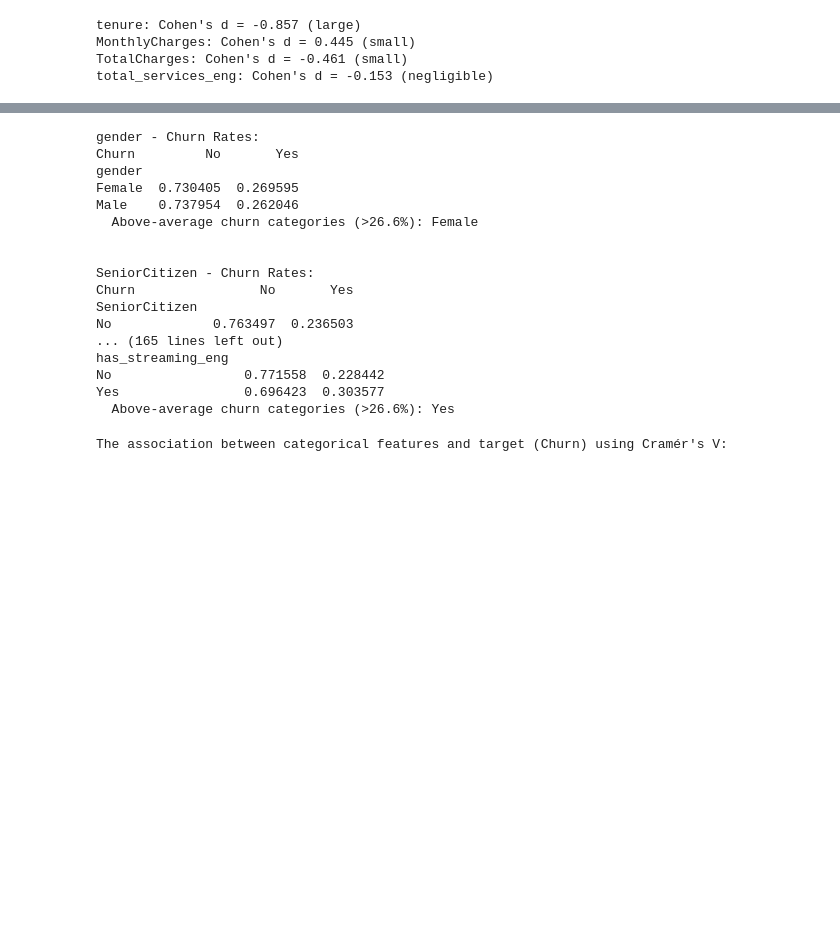
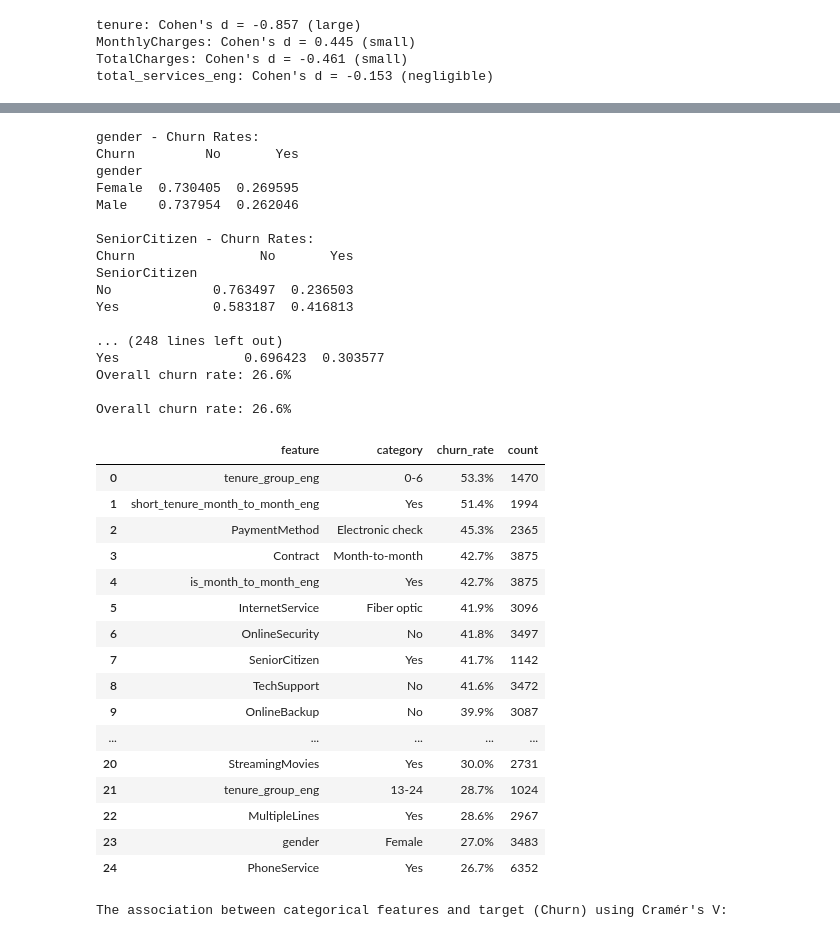
Before and after one commit to amschiltz/springboard_projects, a Jupyter notebook: Capstone_2/notebooks/02_telco_churn_eda_ams.ipynb, the cells around one changed output, grey strips where cells are left out. Saved outputs shown, nothing was run; the diff lists cells and outputs as text; code cells hidden in the pictures; blank space fills up the shorter version.

```diff
--- a/Capstone_2/notebooks/02_telco_churn_eda_ams.ipynb
+++ b/Capstone_2/notebooks/02_telco_churn_eda_ams.ipynb
@@ -302,37 +331,79 @@ total_services_eng: Cohen's d = -0.153 (negligible)
 # %%
 # Calculate overall churn rate
 overall_churn_rate = telco_clean['Churn'].value_counts(normalize=True)['Yes']
 
 # Calculate churn rates by category for each categorical variable
 for col in all_non_numeric:
     print(f"\n{col} - Churn Rates:")
     churn_rates = telco_clean.groupby(col)['Churn'].value_counts(normalize=True).unstack()
     print(churn_rates)
 
-    # Highlight categories with above-average churn rates
-    if 'Yes' in churn_rates.columns:
-        high_churn = churn_rates['Yes'] > overall_churn_rate
-        if high_churn.any():
-            print(f"  Above-average churn categories (>{overall_churn_rate:.1%}): {high_churn[high_churn].index.tolist()[0]}")
-    print()
+
+rows = []
+for col in all_non_numeric:
+    rates = (
+        telco_clean.groupby(col)['Churn']
+        .apply(lambda s: (s == 'Yes').mean())
+        .astype(float)  # ensure numeric
+        .rename('churn_rate')
+    )
+    counts = telco_clean[col].value_counts().rename('count')
+    df = pd.concat([rates, counts], axis=1).reset_index().rename(columns={col: 'category'})
+    df.insert(0, 'feature', col)
+    # Ensure churn_rate is numeric before computing lift
+    df['churn_rate'] = pd.to_numeric(df['churn_rate'], errors='coerce')
+    df['lift'] = df['churn_rate'] - float(overall_churn_rate)
+    rows.append(df[df['churn_rate'] > overall_churn_rate])
+
+above_avg = (
+    pd.concat(rows, ignore_index=True)
+      .sort_values(['lift','count'], ascending=[False, False])
+      .reset_index(drop=True)
+)
+
+# Pretty formatting
+out = above_avg.copy()
+out['churn_rate'] = (out['churn_rate'] * 100).round(1).astype(str) + '%'
+out['lift'] = (above_avg['lift'] * 100).round(1).map(lambda x: f"+{x}%" if x >= 0 else f"{x}%")
+out = out[['feature','category','churn_rate','count']]
+
+print(f"Overall churn rate: {overall_churn_rate:.1%}\n")
+display(out.head(30))  # show top 30
 # %% [output]
 gender - Churn Rates:
 Churn         No       Yes
 gender
 Female  0.730405  0.269595
 Male    0.737954  0.262046
-  Above-average churn categories (>26.6%): Female
-
 
 SeniorCitizen - Churn Rates:
 Churn                No       Yes
 SeniorCitizen
 No             0.763497  0.236503
-... (165 lines left out)
-has_streaming_eng
-No                 0.771558  0.228442
+Yes            0.583187  0.416813
+
+... (248 lines left out)
 Yes                0.696423  0.303577
-  Above-average churn categories (>26.6%): Yes
+Overall churn rate: 26.6%
+
+Overall churn rate: 26.6%
+|  | feature | category | churn_rate | count |
+| 0 | tenure_group_eng | 0-6 | 53.3% | 1470 |
+| 1 | short_tenure_month_to_month_eng | Yes | 51.4% | 1994 |
+| 2 | PaymentMethod | Electronic check | 45.3% | 2365 |
+| 3 | Contract | Month-to-month | 42.7% | 3875 |
+| 4 | is_month_to_month_eng | Yes | 42.7% | 3875 |
+| 5 | InternetService | Fiber optic | 41.9% | 3096 |
+| 6 | OnlineSecurity | No | 41.8% | 3497 |
+| 7 | SeniorCitizen | Yes | 41.7% | 1142 |
+| 8 | TechSupport | No | 41.6% | 3472 |
+| 9 | OnlineBackup | No | 39.9% | 3087 |
+| ... | ... | ... | ... | ... |
+| 20 | StreamingMovies | Yes | 30.0% | 2731 |
+| 21 | tenure_group_eng | 13-24 | 28.7% | 1024 |
+| 22 | MultipleLines | Yes | 28.6% | 2967 |
+| 23 | gender | Female | 27.0% | 3483 |
+| 24 | PhoneService | Yes | 26.7% | 6352 |
 # %%
 # Import dython associations module
 from dython.nominal import associations
```
Also changed, not shown: parts of 20 cells of this notebook, 5 other files.
